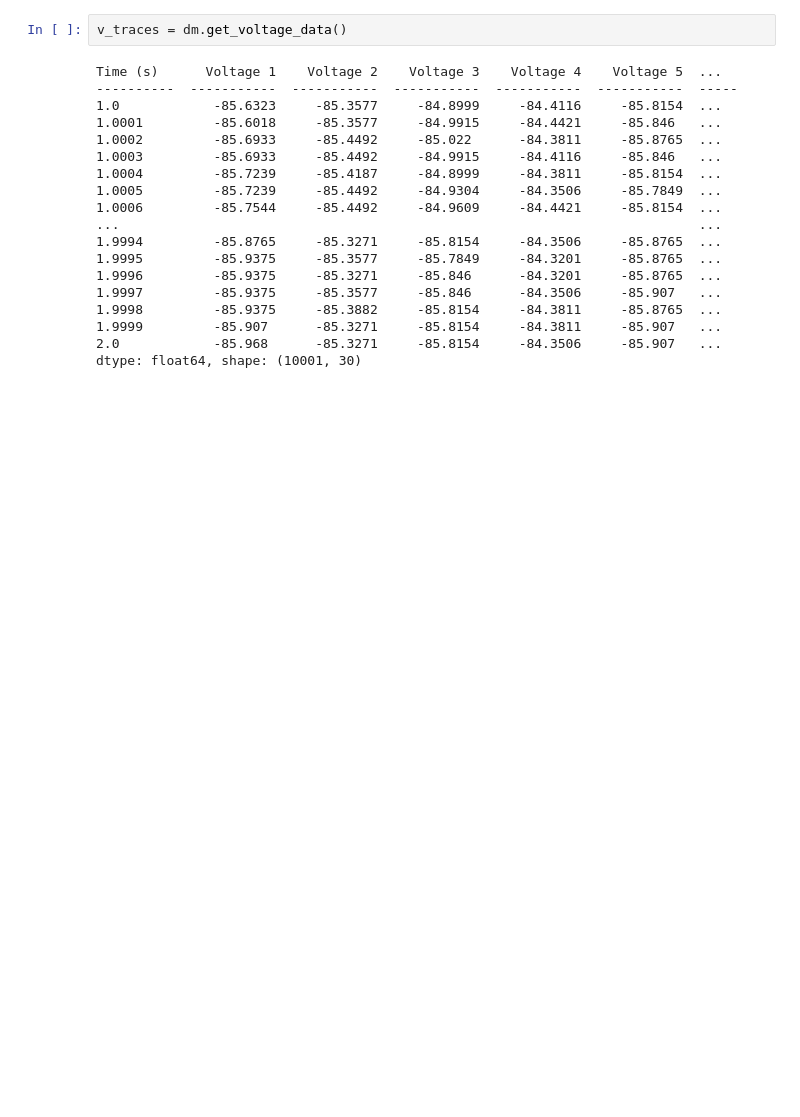
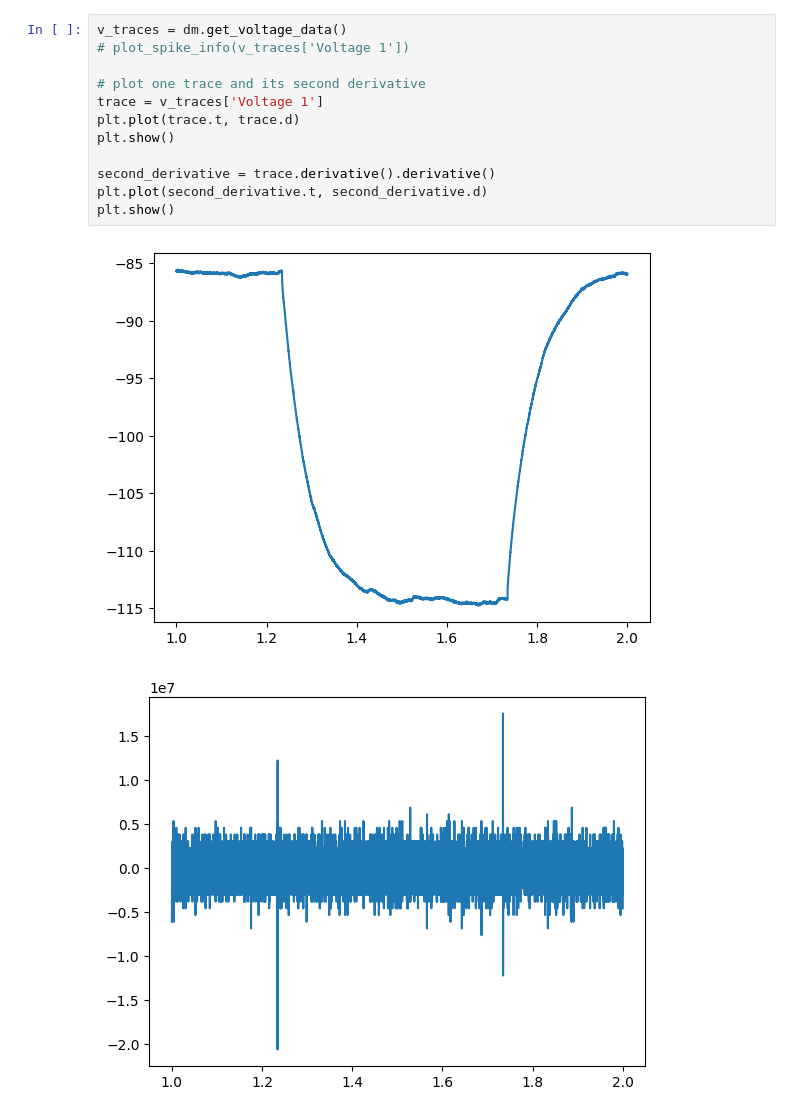
Before and after one commit to jmrfox/icx_current_clamp_analysis, a Jupyter notebook: notebooks/analysis.ipynb, the cells around one changed output. Saved outputs shown, nothing was run; the diff lists cells and outputs as text; blank space fills up the shorter version.

```diff
--- a/notebooks/analysis.ipynb
+++ b/notebooks/analysis.ipynb
@@ -10,21 +9,15 @@ _ = dm.plot()
 # %%
 v_traces = dm.get_voltage_data()
+# plot_spike_info(v_traces['Voltage 1'])
+
+# plot one trace and its second derivative
+trace = v_traces['Voltage 1']
+plt.plot(trace.t, trace.d)
+plt.show()
+
+second_derivative = trace.derivative().derivative()
+plt.plot(second_derivative.t, second_derivative.d)
+plt.show()
 # %% [output]
-Time (s)      Voltage 1    Voltage 2    Voltage 3    Voltage 4    Voltage 5  ...
-----------  -----------  -----------  -----------  -----------  -----------  -----
-1.0            -85.6323     -85.3577     -84.8999     -84.4116     -85.8154  ...
-1.0001         -85.6018     -85.3577     -84.9915     -84.4421     -85.846   ...
-1.0002         -85.6933     -85.4492     -85.022      -84.3811     -85.8765  ...
-1.0003         -85.6933     -85.4492     -84.9915     -84.4116     -85.846   ...
-1.0004         -85.7239     -85.4187     -84.8999     -84.3811     -85.8154  ...
-1.0005         -85.7239     -85.4492     -84.9304     -84.3506     -85.7849  ...
-1.0006         -85.7544     -85.4492     -84.9609     -84.4421     -85.8154  ...
-...                                                                          ...
-1.9994         -85.8765     -85.3271     -85.8154     -84.3506     -85.8765  ...
-1.9995         -85.9375     -85.3577     -85.7849     -84.3201     -85.8765  ...
-1.9996         -85.9375     -85.3271     -85.846      -84.3201     -85.8765  ...
-1.9997         -85.9375     -85.3577     -85.846      -84.3506     -85.907   ...
-1.9998         -85.9375     -85.3882     -85.8154     -84.3811     -85.8765  ...
-1.9999         -85.907      -85.3271     -85.8154     -84.3811     -85.907   ...
-2.0            -85.968      -85.3271     -85.8154     -84.3506     -85.907   ...
-dtype: float64, shape: (10001, 30)
+[figure, added]
+[figure, added]
```
Also changed, not shown: parts of 1 cell of this notebook, 5 other files.
